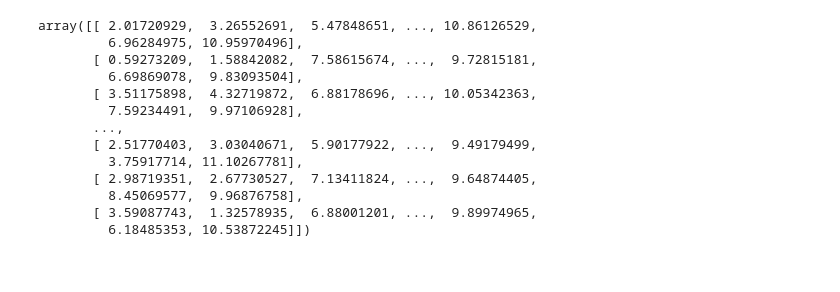
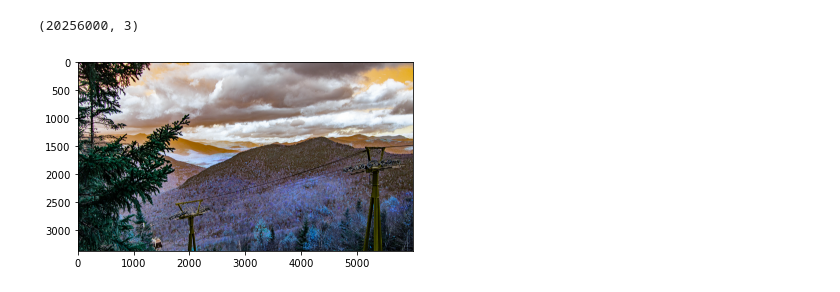
Before and after one commit to Ningxiao-Tang/BigDataProj, a Jupyter notebook: test.ipynb, the cells around one changed output. Saved outputs shown, nothing was run; the diff lists cells and outputs as text; code cells hidden in the pictures.

Commit message:
test k-means++ on image data

```diff
--- a/test.ipynb
+++ b/test.ipynb
@@ -15,24 +5,10 @@ df.head()
-# %%
-from kmeans import kmeansPP
-from scipy import spatial
-arr = df.values[:,1:20]
-arr = np.asarray(arr, dtype=np.float)
-k = [16,8,4,2]
-cost = []
-for i in range(k):
-    c = kmeansPP(arr,i)
-    cost.append(np.min(spatial.distance.cdist()))
-# %% [output]
-array([[ 2.01720929,  3.26552691,  5.47848651, ..., 10.86126529,
-         6.96284975, 10.95970496],
-       [ 0.59273209,  1.58842082,  7.58615674, ...,  9.72815181,
-         6.69869078,  9.83093504],
-       [ 3.51175898,  4.32719872,  6.88178696, ..., 10.05342363,
-         7.59234491,  9.97106928],
-       ...,
-       [ 2.51770403,  3.03040671,  5.90177922, ...,  9.49179499,
-         3.75917714, 11.10267781],
-       [ 2.98719351,  2.67730527,  7.13411824, ...,  9.64874405,
-         8.45069577,  9.96876758],
-       [ 3.59087743,  1.32578935,  6.88001201, ...,  9.89974965,
-         6.18485353, 10.53872245]])
+# %%
+img = cv2.imread('img.jpg')
+l,w,ch = img.shape
+vec = img.reshape(-1,ch).astype(int)
+print(vec.shape)
+plt.imshow(img)
+plt.show()
+# %% [output]
+(20256000, 3)
+[figure, added]
```
Also changed, not shown: parts of 4 cells of this notebook, 2 other files.
